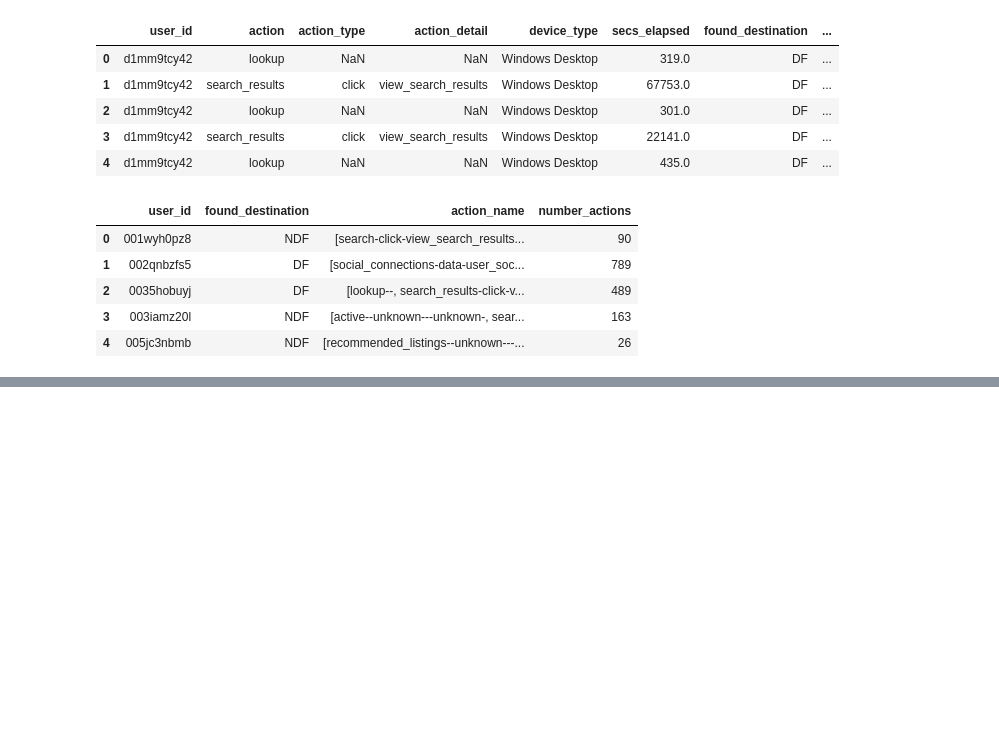
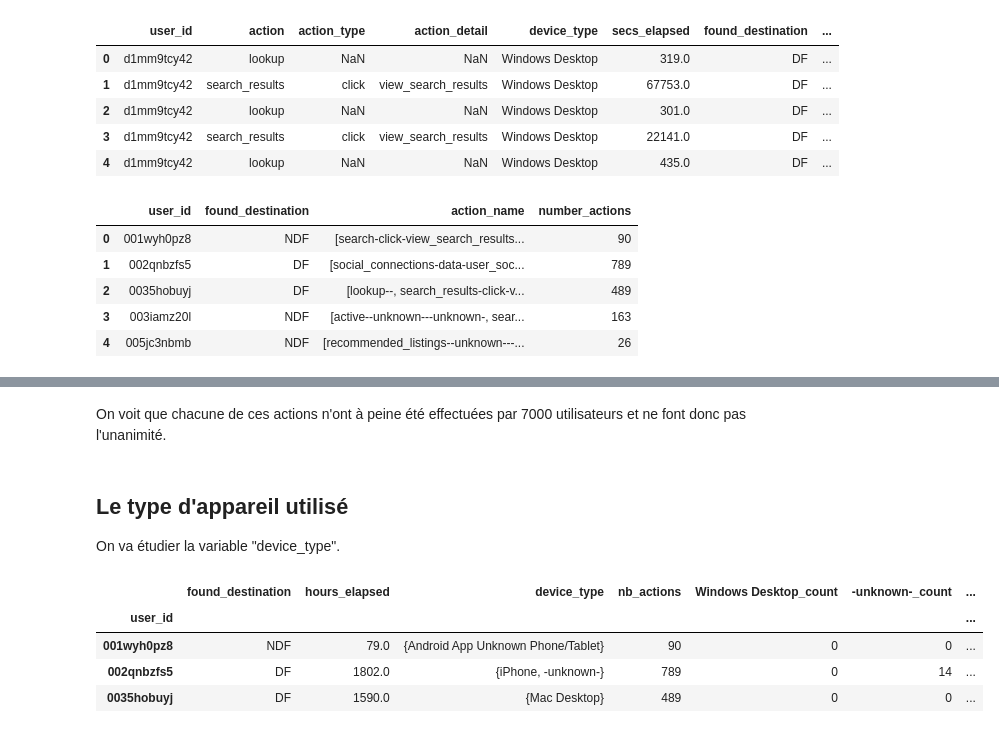
Before and after one commit to vesran/BookerGuess, a Jupyter notebook: _3_analyse_des_sessions.ipynb, the cells around one changed output, grey strips where cells are left out. Saved outputs shown, nothing was run; the diff lists cells and outputs as text; code cells hidden in the pictures; blank space fills up the shorter version.

```diff
--- a/_3_analyse_des_sessions.ipynb
+++ b/_3_analyse_des_sessions.ipynb
@@ -169,0 +187,26 @@ Les actions relatives au terme "listing" renvoient au processus de création ou
+# %% [markdown]
+On voit que chacune de ces actions n'ont à peine été effectuées par 7000 utilisateurs et ne font donc pas l'unanimité.
+# %% [markdown]
+## Le type d'appareil utilisé
+
+On va étudier la variable "device_type".
+# %%
+devices = sessions.groupby('user_id').agg({'found_destination': lambda r: r.iloc[0],
+                                'secs_elapsed': lambda r: round(r.sum() / (60**2), 0),
+                                'device_type': lambda r: r.values.tolist(),
+                                'action_name': lambda r: r.shape[0],})
+
+devices = devices.rename({'action_name': 'nb_actions', 'secs_elapsed': 'hours_elapsed'}, axis=1)
+for device_type in sessions['device_type'].unique():
+    devices[device_type + '_count'] = devices.apply(lambda r: r['device_type'].count(device_type), axis=1)
+
+users_as_id = users.set_index('id')
+devices['first_device_type'] = devices.apply(lambda r: users_as_id.loc[r.name]['first_device_type'], axis=1)
+devices['device_type'] = devices.apply(lambda r: set(r['device_type']), axis=1)
+devices.head(3)
+# %% [output]
+|  | found_destination | hours_elapsed | device_type | nb_actions | Windows Desktop_count | -unknown-_count | ... |
+| user_id |  |  |  |  |  |  | ... |
+| 001wyh0pz8 | NDF | 79.0 | {Android App Unknown Phone/Tablet} | 90 | 0 | 0 | ... |
+| 002qnbzfs5 | DF | 1802.0 | {iPhone, -unknown-} | 789 | 0 | 14 | ... |
+| 0035hobuyj | DF | 1590.0 | {Mac Desktop} | 489 | 0 | 0 | ... |
```
Also changed, not shown: parts of 10 cells of this notebook.
